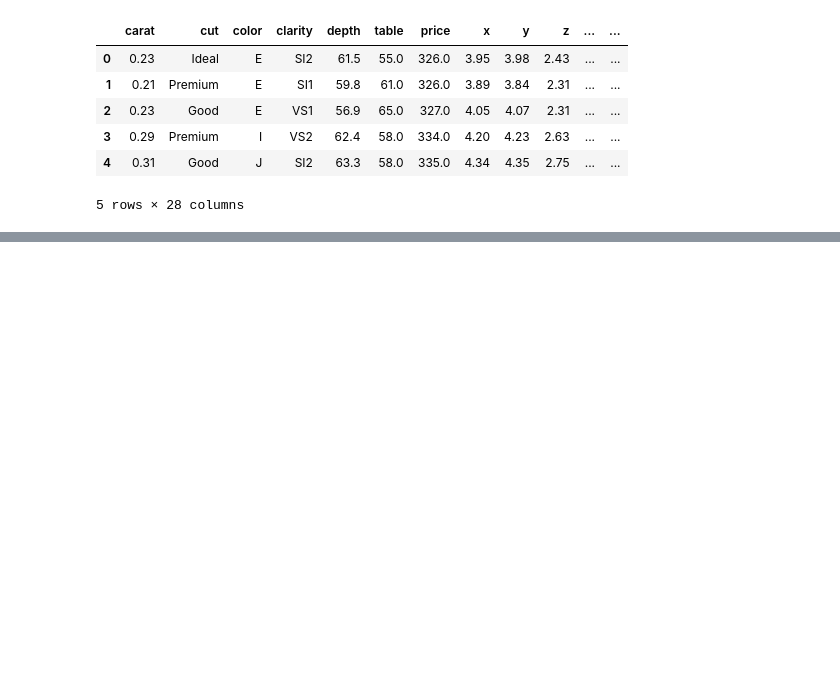
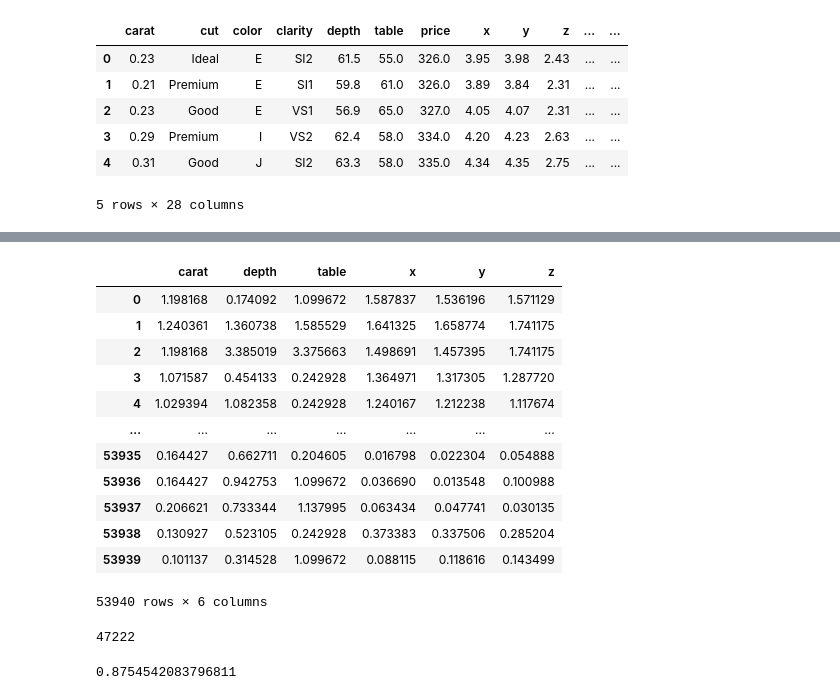
Before and after one commit to ArielJosephCohen/diamonds, a Jupyter notebook: first_model.ipynb, the cells around one changed output, grey strips where cells are left out. Cells and saved outputs as stored; diff of their text form; code cells hidden in the pictures; blank space fills up the shorter version.

```diff
--- a/first_model.ipynb
+++ b/first_model.ipynb
@@ -194,0 +213,29 @@ df.head()
+# %%
+df_zscores = df[['carat','depth','table','x','y','z']]
+# %%
+for col in df_zscores.columns:
+    df_zscores[col] = abs(stats.zscore(df_zscores[col]))
+# %%
+df_zscores
+# %% [output]
+|  | carat | depth | table | x | y | z |
+| 0 | 1.198168 | 0.174092 | 1.099672 | 1.587837 | 1.536196 | 1.571129 |
+| 1 | 1.240361 | 1.360738 | 1.585529 | 1.641325 | 1.658774 | 1.741175 |
+| 2 | 1.198168 | 3.385019 | 3.375663 | 1.498691 | 1.457395 | 1.741175 |
+| 3 | 1.071587 | 0.454133 | 0.242928 | 1.364971 | 1.317305 | 1.287720 |
+| 4 | 1.029394 | 1.082358 | 0.242928 | 1.240167 | 1.212238 | 1.117674 |
+| ... | ... | ... | ... | ... | ... | ... |
+| 53935 | 0.164427 | 0.662711 | 0.204605 | 0.016798 | 0.022304 | 0.054888 |
+| 53936 | 0.164427 | 0.942753 | 1.099672 | 0.036690 | 0.013548 | 0.100988 |
+| 53937 | 0.206621 | 0.733344 | 1.137995 | 0.063434 | 0.047741 | 0.030135 |
+| 53938 | 0.130927 | 0.523105 | 0.242928 | 0.373383 | 0.337506 | 0.285204 |
+| 53939 | 0.101137 | 0.314528 | 1.099672 | 0.088115 | 0.118616 | 0.143499 |
+53940 rows × 6 columns
+# %%
+len(df_zscores[df_zscores<=2].dropna())
+# %% [output]
+47222
+# %%
+len(df_zscores[df_zscores<=2].dropna())/len(df)
+# %% [output]
+0.8754542083796811
```
Also changed, not shown: parts of 18 cells of this notebook.
